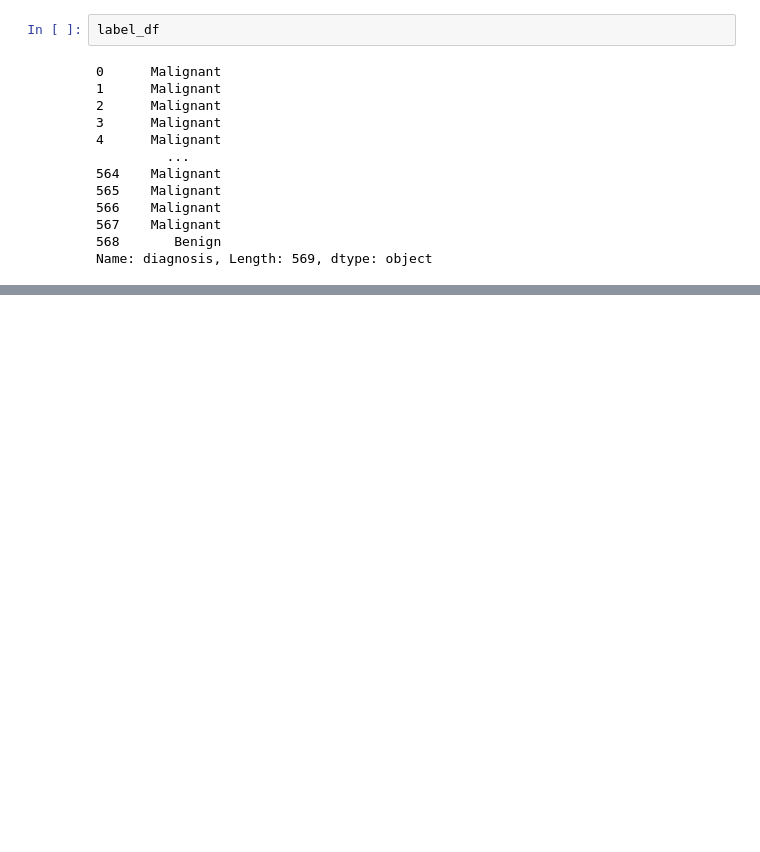
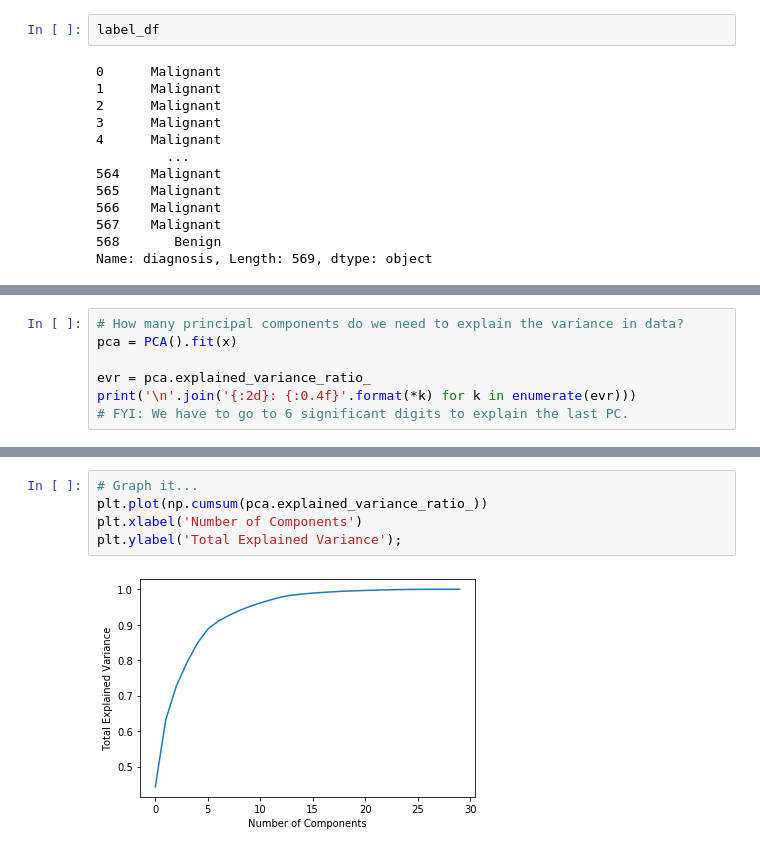
Before and after one commit to USF-CS-663-Spring-2020/lab-03-pca-linjing0207, a Jupyter notebook: Lab3.ipynb, the cells around one changed output, grey strips where cells are left out. Drawn from its saved outputs; the diff is of its cells as text; blank space fills up the shorter version.

```diff
--- a/Lab3.ipynb
+++ b/Lab3.ipynb
@@ -178,0 +160,7 @@ Name: diagnosis, Length: 569, dtype: bool
+# %%
+# How many principal components do we need to explain the variance in data?
+pca = PCA().fit(x)
+
+evr = pca.explained_variance_ratio_
+print('\n'.join('{:2d}: {:0.4f}'.format(*k) for k in enumerate(evr)))
+# FYI: We have to go to 6 significant digits to explain the last PC.
@@ -178,0 +185,7 @@ Name: diagnosis, Length: 569, dtype: bool
+# %%
+# Graph it...
+plt.plot(np.cumsum(pca.explained_variance_ratio_))
+plt.xlabel('Number of Components')
+plt.ylabel('Total Explained Variance');
+# %% [output]
+[figure, added]
```
Also changed, not shown: parts of 30 cells of this notebook.
